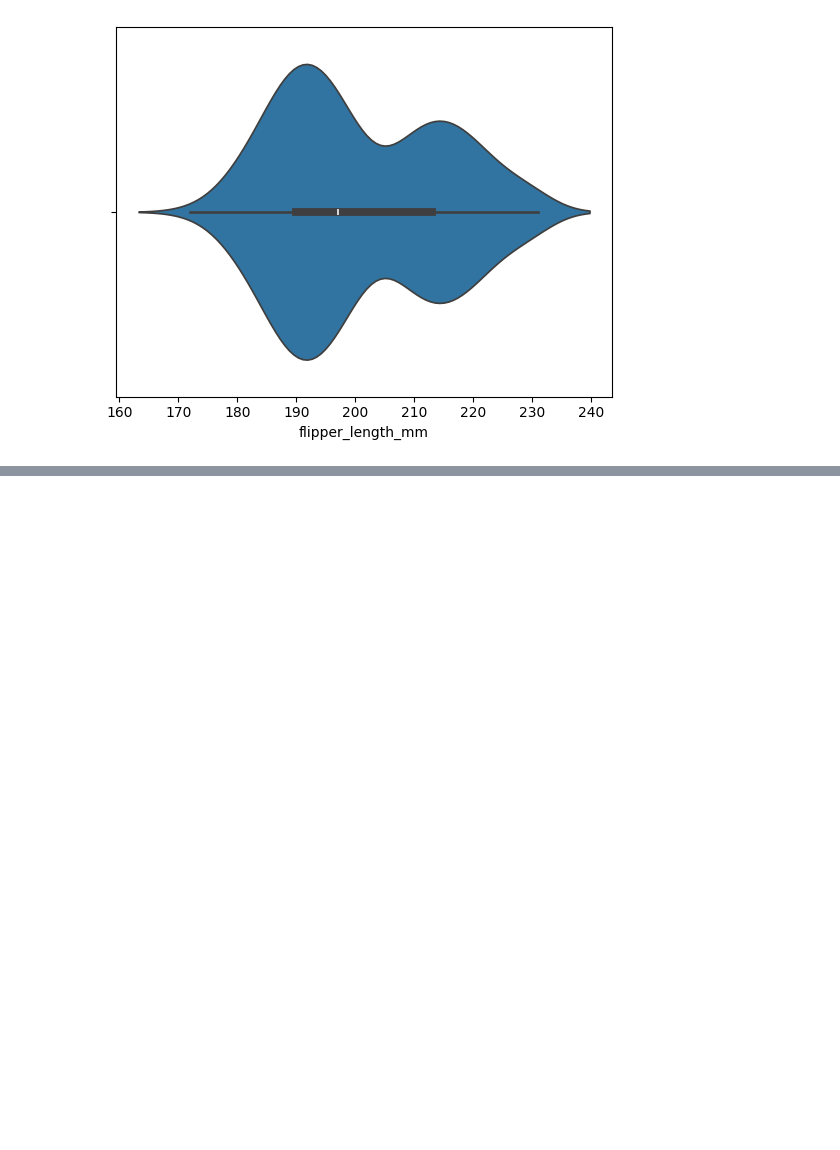
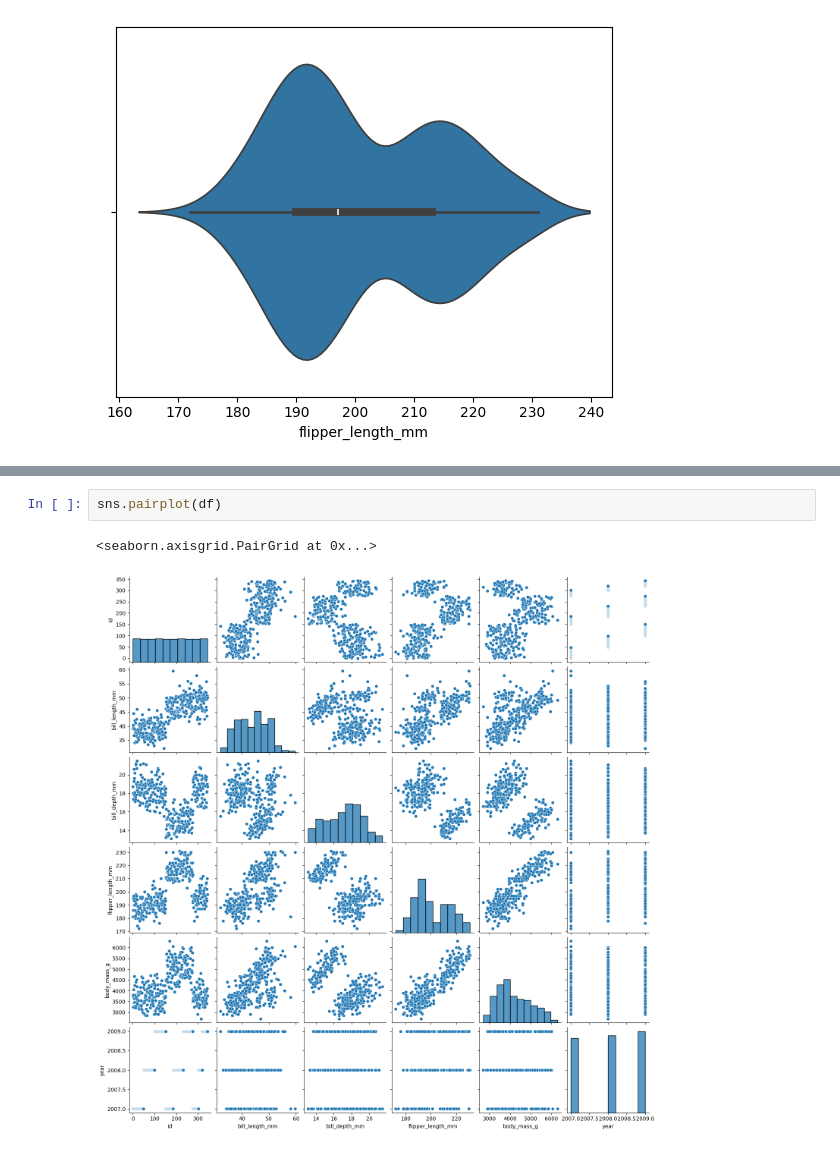
Before and after one commit to Dashrath7489/python, a Jupyter notebook: Matplotlib/Matplotlib.ipynb, the cells around one changed output, grey strips where cells are left out. Saved outputs shown, nothing was run; the diff lists cells and outputs as text; blank space fills up the shorter version.

```diff
--- a/Matplotlib/Matplotlib.ipynb
+++ b/Matplotlib/Matplotlib.ipynb
@@ -140,0 +151,5 @@ plt.show()
+# %%
+sns.pairplot(df)
+# %% [output]
+<seaborn.axisgrid.PairGrid at 0x...>
+[figure, added]
```
Also changed, not shown: parts of 6 cells of this notebook, 2 other files.
